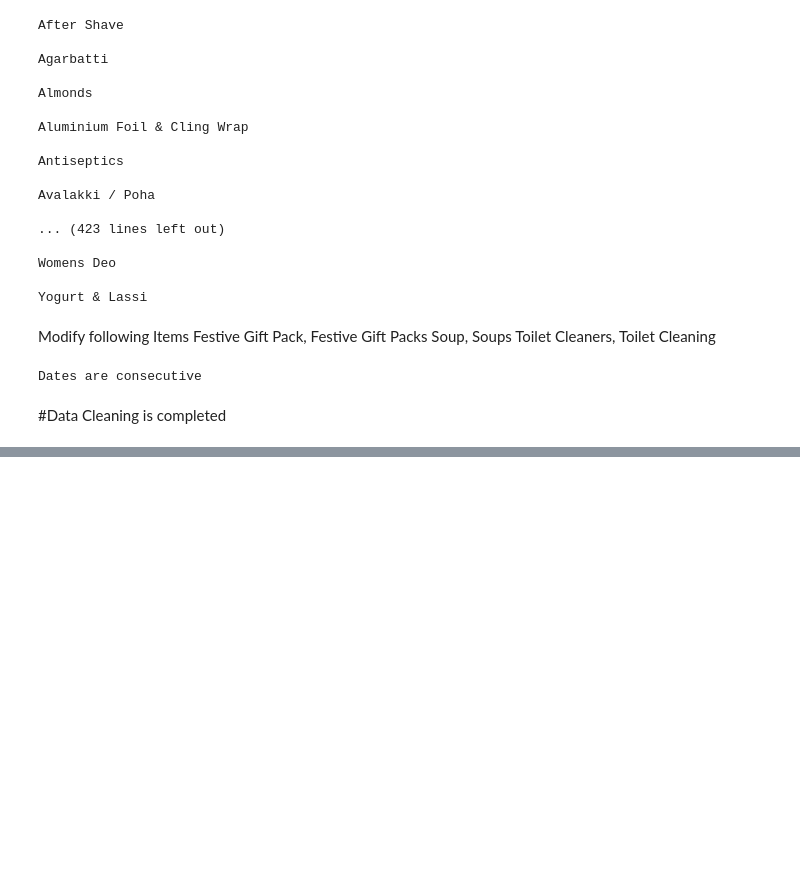
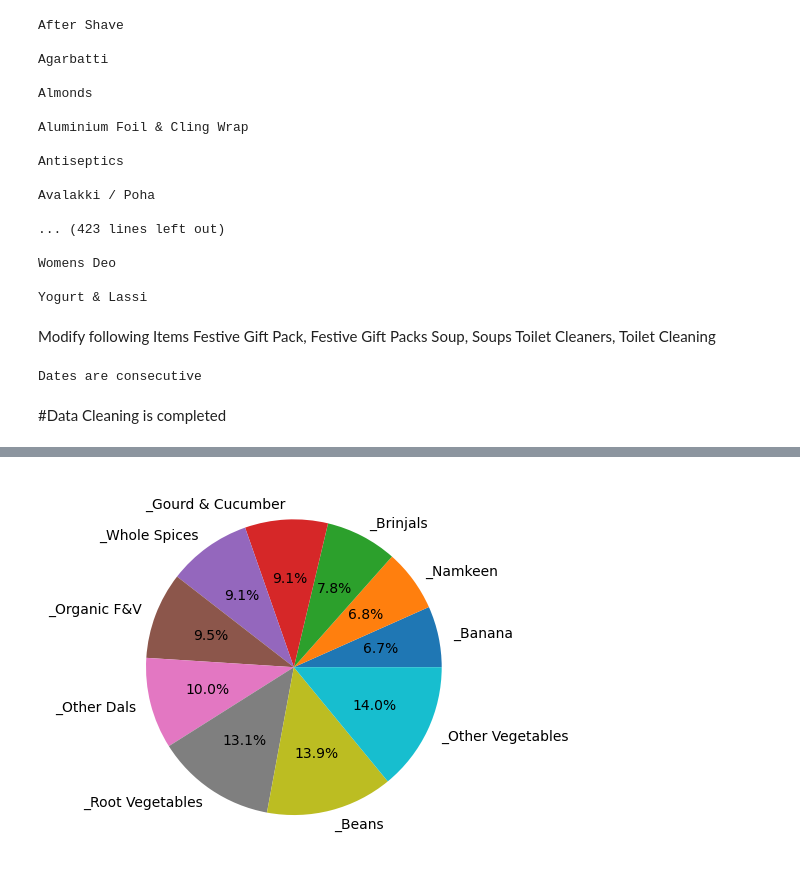
Before and after one commit to muthuganeshece/pyNotebooks, a Jupyter notebook: DataAnalysis/Business/BigBasketEDA.ipynb, the cells around one changed output, grey strips where cells are left out. Saved outputs shown, nothing was run; the diff lists cells and outputs as text; code cells hidden in the pictures; blank space fills up the shorter version.

```diff
--- a/DataAnalysis/Business/BigBasketEDA.ipynb
+++ b/DataAnalysis/Business/BigBasketEDA.ipynb
@@ -109,0 +180,5 @@ Dates are consecutive
+# %%
+plt.pie(df_new['Sum'].tail(10), labels = df_new['Items'].tail(10), autopct='%1.1f%%')
+plt.show()
+# %% [output]
+[figure, added]
```
Also changed, not shown: parts of 18 cells of this notebook, 1 other file.
